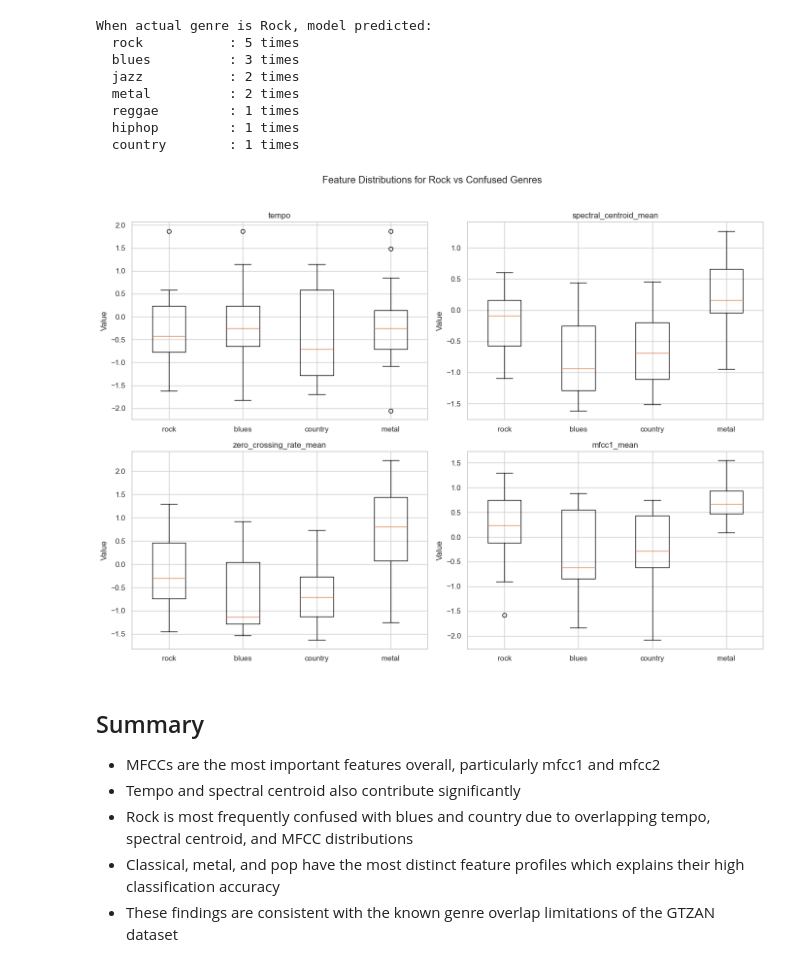
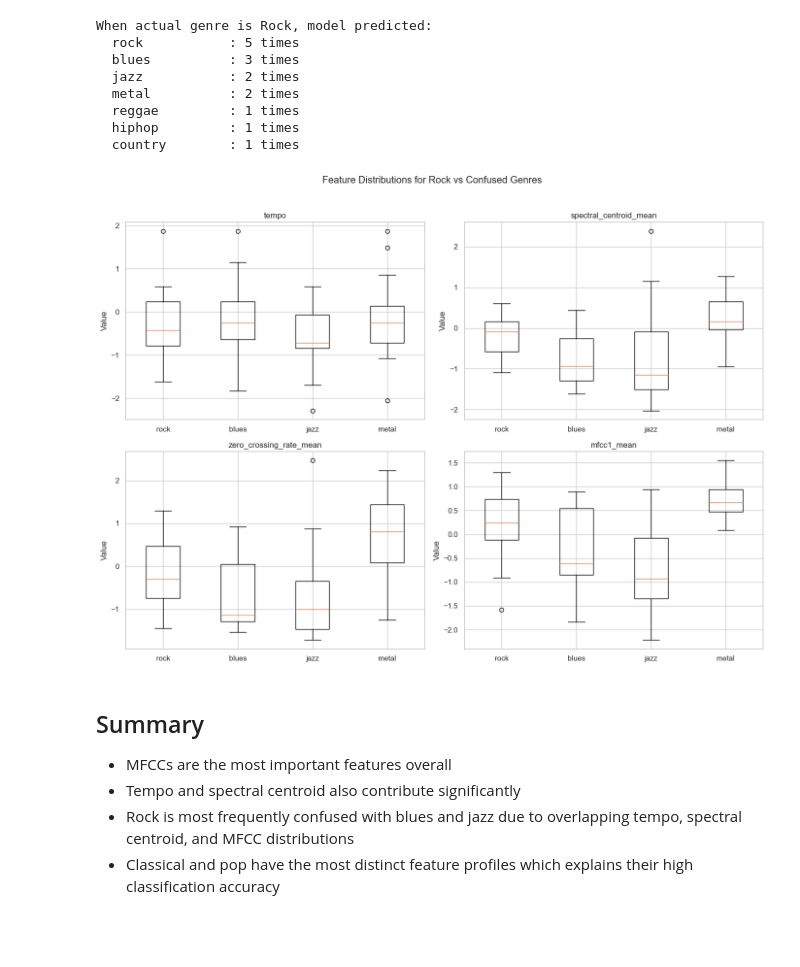
Before and after one commit to AnjelikaBab/music-genre-classification, a Jupyter notebook: notebooks/05_interpretability.ipynb, the cells around one changed output. Drawn from its saved outputs; the diff is of its cells as text; code cells hidden in the pictures; blank space fills up the shorter version.

```diff
--- a/notebooks/05_interpretability.ipynb
+++ b/notebooks/05_interpretability.ipynb
@@ -109,38 +114,36 @@ When actual genre is Rock, model predicted:
   country        : 1 times
 # %%
 # Compare rock vs the genres it gets confused with
-genres_to_compare = ['rock', 'blues', 'country', 'metal']
+genres_to_compare = ['rock', 'blues', 'jazz', 'metal']
 features_to_compare = ['tempo', 'spectral_centroid_mean',
                        'zero_crossing_rate_mean', 'mfcc1_mean']
 
 fig, axes = plt.subplots(2, 2, figsize=(14, 10))
 
 for ax, feature in zip(axes.flatten(), features_to_compare):
     data = []
     labels = []
     for genre in genres_to_compare:
         genre_idx = genre_names.index(genre)
         vals = X_test[feature][y_test == genre_idx]
         data.append(vals)
         labels.append(genre)
     ax.boxplot(data, labels=labels)
     ax.set_title(feature)
     ax.set_ylabel('Value')
 
 plt.suptitle('Feature Distributions for Rock vs Confused Genres', y=1.02)
 plt.tight_layout()
 plt.savefig('../outputs/figures/rock_confusion_features.png')
 plt.show()
 # %% [output]
-[figure, old version]
+[figure, new version]
 # %% [markdown]
 ## Summary
 
-- MFCCs are the most important features overall, particularly mfcc1 and mfcc2
+- MFCCs are the most important features overall
 - Tempo and spectral centroid also contribute significantly
-- Rock is most frequently confused with blues and country due to
+- Rock is most frequently confused with blues and jazz due to
   overlapping tempo, spectral centroid, and MFCC distributions
-- Classical, metal, and pop have the most distinct feature profiles
+- Classical and pop have the most distinct feature profiles
   which explains their high classification accuracy
-- These findings are consistent with the known genre overlap
-  limitations of the GTZAN dataset
```
Also changed, not shown: parts of 1 cell of this notebook, 5 other files.
